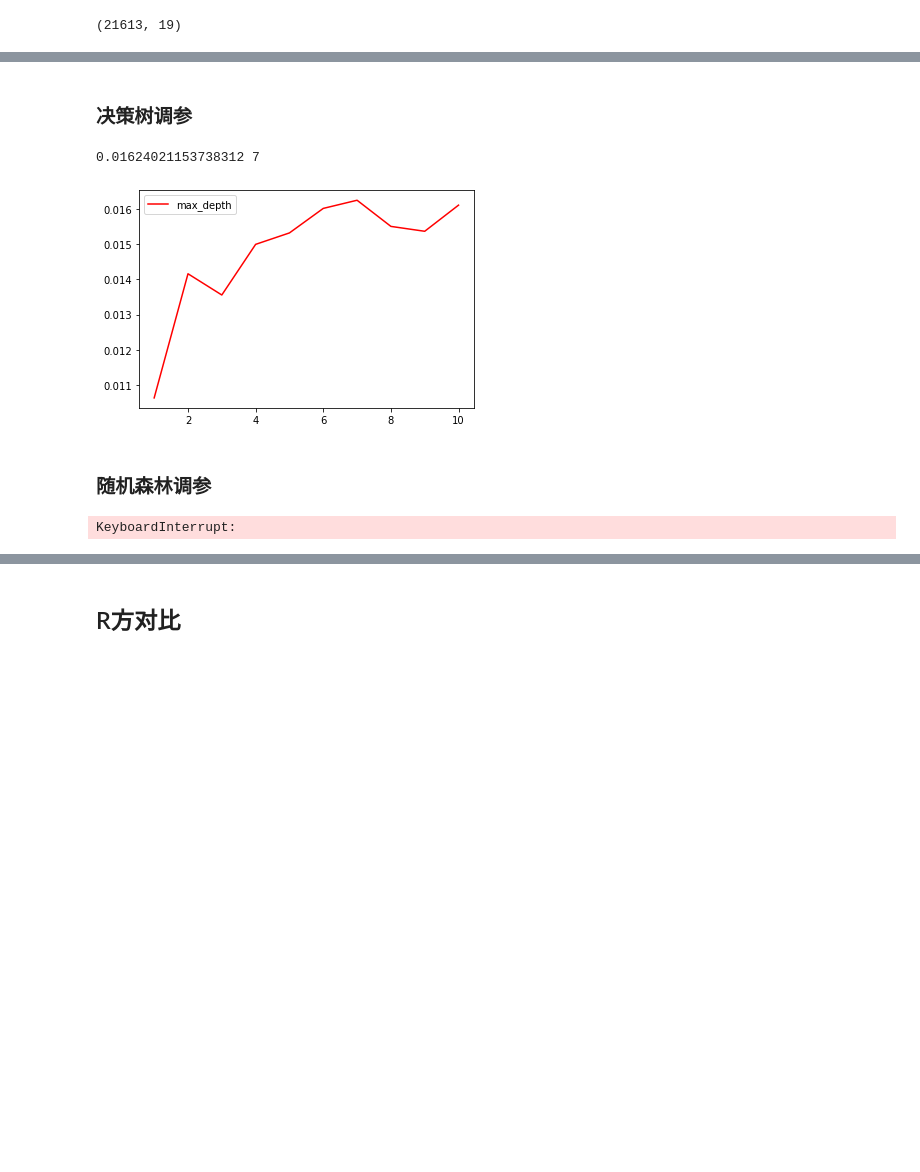
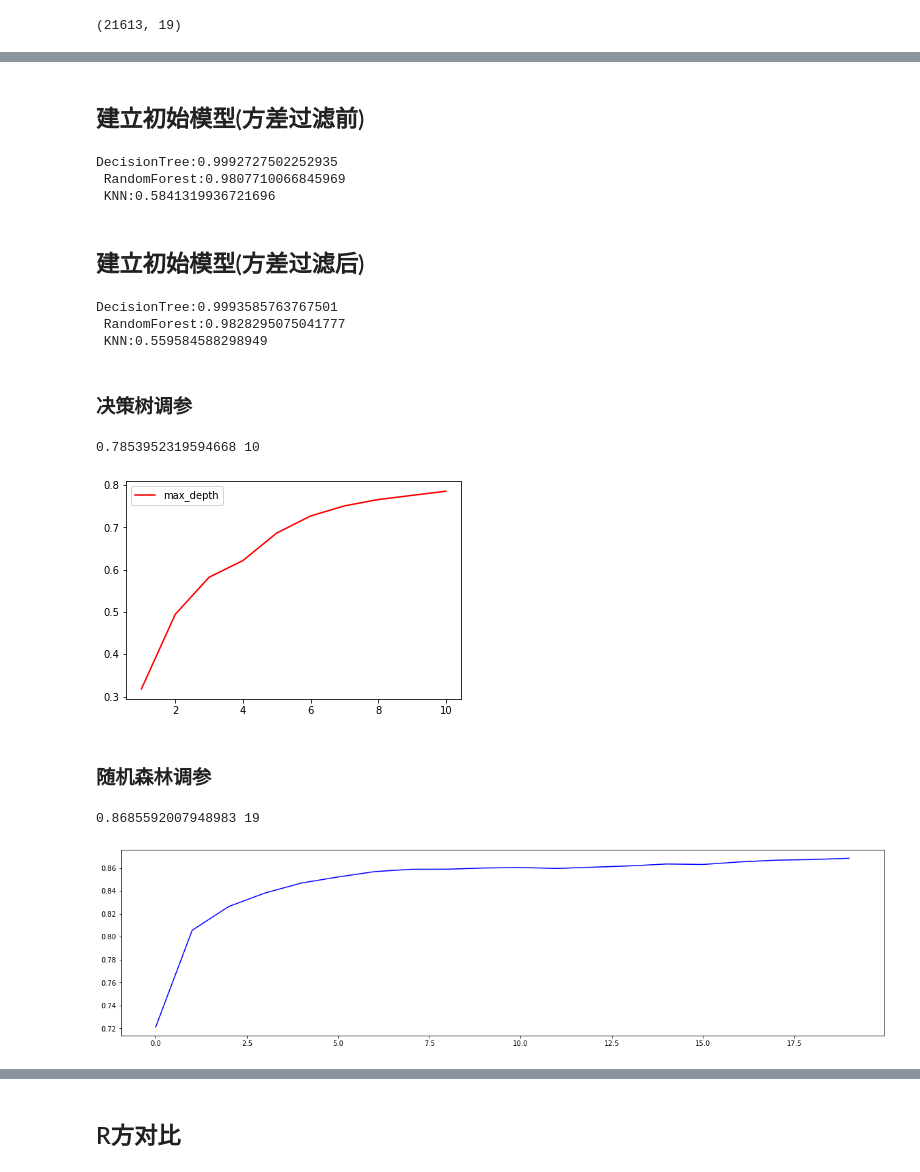
Before and after one commit to zhboat/Machine-Learning, a Jupyter notebook: 房价预测对比.ipynb, the cells around one changed output, grey strips where cells are left out. Drawn from its saved outputs; the diff is of its cells as text; code cells hidden in the pictures; blank space fills up the shorter version.

```diff
--- a/房价预测对比.ipynb
+++ b/房价预测对比.ipynb
@@ -166,3 +121,6 @@ X_var0 = seletor.fit_transform(x)
 X_var0.shape
 # %% [output]
 (21613, 19)
+# %%
+xv_train, xv_test, yv_train, yv_test = train_test_split(X_var0,y,test_size=0.3)
+x_train.info()
@@ -169,9 +169,65 @@ X_var0.shape
+# %% [markdown]
+## 建立初始模型(方差过滤前)
+# %%
+# 忽略警告
+import warnings
+warnings.filterwarnings("ignore")
+
+# 决策树
+clf = CLF()
+clf = clf.fit(x_train, y_train)
+score_c0 = clf.score(x_train, y_train)
+
+# 随机森林
+rfc = RFC()
+rfc = rfc.fit(x_train, y_train)
+score_r0 = rfc.score(x_train, y_train)
+
+# KNN
+knn = KNN()
+knn = knn.fit(x_train, y_train)
+score_k0 = knn.score(x_train, y_train)
+
+
+print("DecisionTree:{}\n".format(score_c0),
+      "RandomForest:{}\n".format(score_r0),
+      "KNN:{}\n".format(score_k0))
+# %% [output]
+DecisionTree:0.9992727502252935
+ RandomForest:0.9807710066845969
+ KNN:0.5841319936721696
+# %% [markdown]
+## 建立初始模型(方差过滤后)
+# %%
+# 决策树
+clf = CLF()
+clf = clf.fit(xv_train, yv_train)
+score_c0 = clf.score(xv_train, yv_train)
+
+# 随机森林
+rfc = RFC()
+rfc = rfc.fit(xv_train, yv_train)
+score_r0 = rfc.score(xv_train, yv_train)
+
+# KNN
+knn = KNN()
+knn = knn.fit(xv_train, yv_train)
+score_k0 = knn.score(xv_train, yv_train)
+
+
+print("DecisionTree:{}\n".format(score_c0),
+      "RandomForest:{}\n".format(score_r0),
+      "KNN:{}\n".format(score_k0))
+# %% [output]
+DecisionTree:0.9993585763767501
+ RandomForest:0.9828295075041777
+ KNN:0.559584588298949
 # %% [markdown]
 ### 决策树调参
 # %%
 score_c = []
 for i in range(10):
-    clf = DecisionTreeClassifier(random_state = 20,
+    clf = CLF(random_state = 20,
                                  max_depth = i + 1,)
     clf = clf.fit(x_train, y_train)
     score = cross_val_score(clf, x, y, cv = 10).mean()
@@ -185,28 +241,29 @@ plt.plot(range(1, 11), score_c,color = "red", label = "max_depth")
 plt.legend()
 plt.show()
 # %% [output]
-0.01624021153738312 7
+0.7853952319594668 10
-[figure, old version]
+[figure, new version]
 # %% [markdown]
 ### 随机森林调参
 # %%
 score_r = []
-for i in range(0,200,10):
-    rfc = RandomForestClassifier(random_state = 90,
-                                 n_estimators = i + 1)
+for i in range(20):
+    rfc = RFC(random_state = 90,
+              n_estimators = i + 1)
     rfc = rfc.fit(x_train, y_train)
     score = cross_val_score(rfc, x, y, cv = 10).mean()
     score_r.append(score)
 
 print(max(score_r), score_r.index(max(score_r)))
 
 
 plt.figure(figsize = [20,5])
-plt.plot(range(1,201,10), score_r, color = "blue",label = "n_estimators")
+plt.plot(range(20), score_r, color = "blue")
 
 # 画出学习曲线
 plt.show()
 # %% [output]
-KeyboardInterrupt:
+0.8685592007948983 19
+[figure, added]
 # %%
 score_k = []
```
Also changed, not shown: parts of 14 cells of this notebook.
